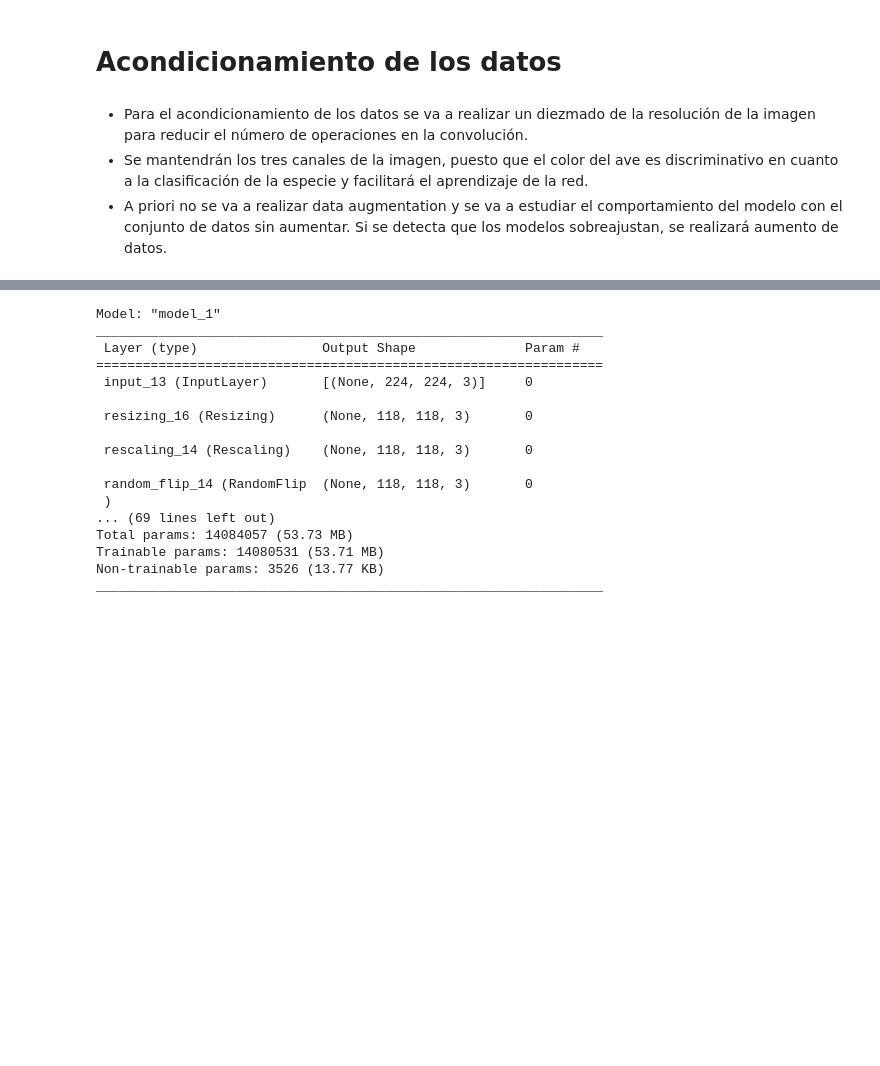
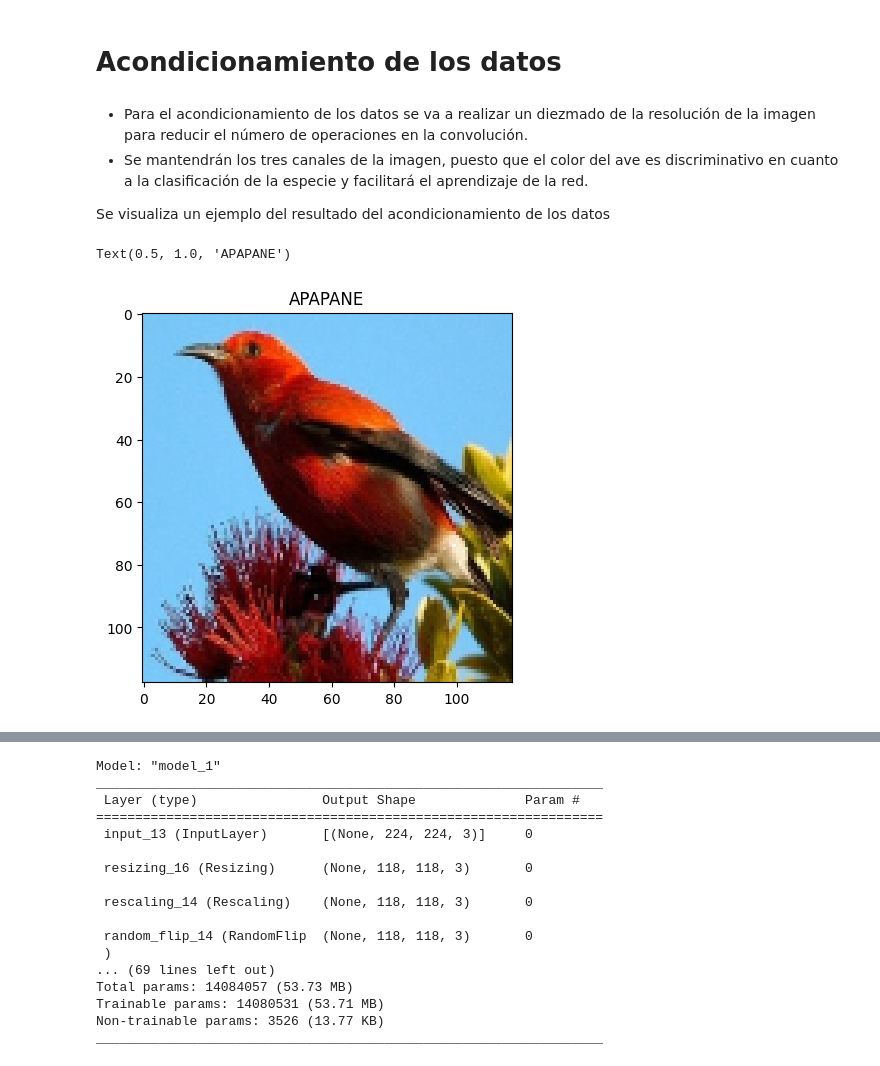
Before and after one commit to OscarVallsVIU/trabajo_final_RN, a Jupyter notebook: 07MIAR_Proyecto_Programacion.ipynb, the cells around one changed output, grey strips where cells are left out. Saved outputs shown, nothing was run; the diff lists cells and outputs as text; code cells hidden in the pictures; blank space fills up the shorter version.

```diff
--- a/07MIAR_Proyecto_Programacion.ipynb
+++ b/07MIAR_Proyecto_Programacion.ipynb
@@ -230,4 +228,18 @@ plt.show()
 # %% [markdown]
 *   Para el acondicionamiento de los datos se va a realizar un diezmado de la resolución de la imagen para reducir el número de operaciones en la convolución.
 *   Se mantendrán los tres canales de la imagen, puesto que el color del ave es discriminativo en cuanto a la clasificación de la especie y facilitará el aprendizaje de la red.
-*   A priori no se va a realizar data augmentation y se va a estudiar el comportamiento del modelo con el conjunto de datos sin aumentar. Si se detecta que los modelos sobreajustan, se realizará aumento de datos.
+
+Se visualiza un ejemplo del resultado del acondicionamiento de los datos
+# %%
+data_conditioning = keras.Sequential(
+    [
+        layers.Resizing(118,118),
+        layers.Rescaling(1./255),
+    ]
+)
+conditioned_img = data_conditioning(img)
+plt.imshow(conditioned_img)
+plt.title(bird)
+# %% [output]
+Text(0.5, 1.0, 'APAPANE')
+[figure, added]
```
Also changed, not shown: parts of 25 cells of this notebook.
